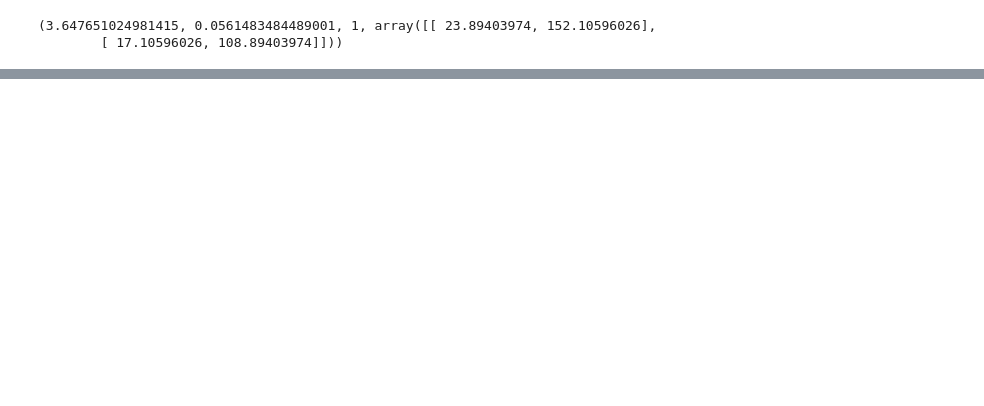
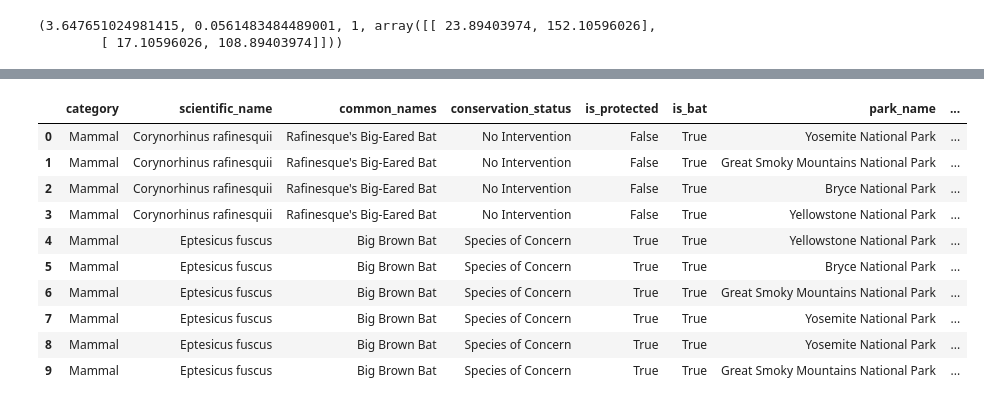
Before and after one commit to jamietsadler/biodiversity, a Jupyter notebook: biodiversity.ipynb, the cells around one changed output, grey strips where cells are left out. Saved outputs shown, nothing was run; the diff lists cells and outputs as text; code cells hidden in the pictures; blank space fills up the shorter version.

```diff
--- a/biodiversity.ipynb
+++ b/biodiversity.ipynb
@@ -178,0 +223,14 @@ chi2_contingency(contingency1)
+# %%
+bat_observations.head(10)
+# %% [output]
+|  | category | scientific_name | common_names | conservation_status | is_protected | is_bat | park_name | ... |
+| 0 | Mammal | Corynorhinus rafinesquii | Rafinesque's Big-Eared Bat | No Intervention | False | True | Yosemite National Park | ... |
+| 1 | Mammal | Corynorhinus rafinesquii | Rafinesque's Big-Eared Bat | No Intervention | False | True | Great Smoky Mountains National Park | ... |
+| 2 | Mammal | Corynorhinus rafinesquii | Rafinesque's Big-Eared Bat | No Intervention | False | True | Bryce National Park | ... |
+| 3 | Mammal | Corynorhinus rafinesquii | Rafinesque's Big-Eared Bat | No Intervention | False | True | Yellowstone National Park | ... |
+| 4 | Mammal | Eptesicus fuscus | Big Brown Bat | Species of Concern | True | True | Yellowstone National Park | ... |
+| 5 | Mammal | Eptesicus fuscus | Big Brown Bat | Species of Concern | True | True | Bryce National Park | ... |
+| 6 | Mammal | Eptesicus fuscus | Big Brown Bat | Species of Concern | True | True | Great Smoky Mountains National Park | ... |
+| 7 | Mammal | Eptesicus fuscus | Big Brown Bat | Species of Concern | True | True | Yosemite National Park | ... |
+| 8 | Mammal | Eptesicus fuscus | Big Brown Bat | Species of Concern | True | True | Yosemite National Park | ... |
+| 9 | Mammal | Eptesicus fuscus | Big Brown Bat | Species of Concern | True | True | Great Smoky Mountains National Park | ... |
```
Also changed, not shown: parts of 13 cells of this notebook.
